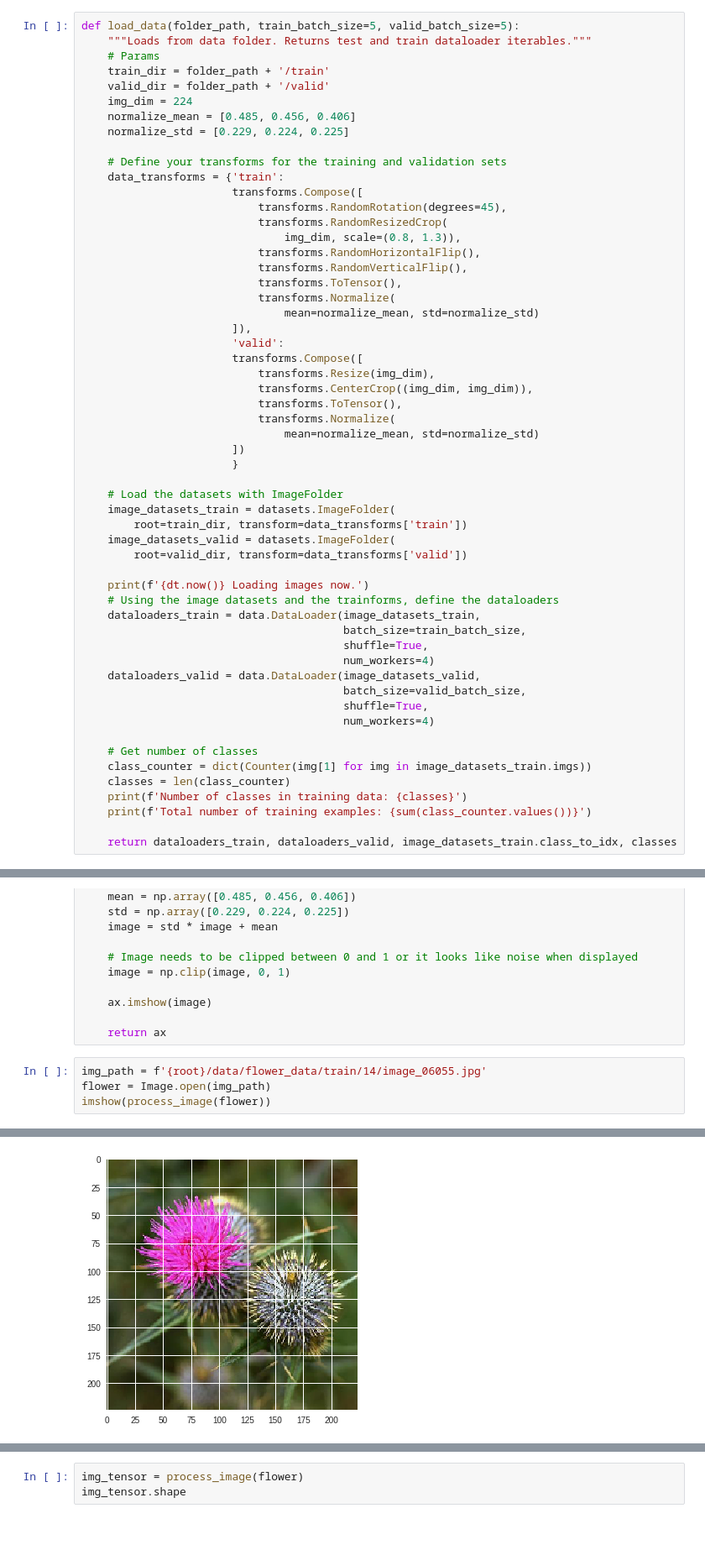
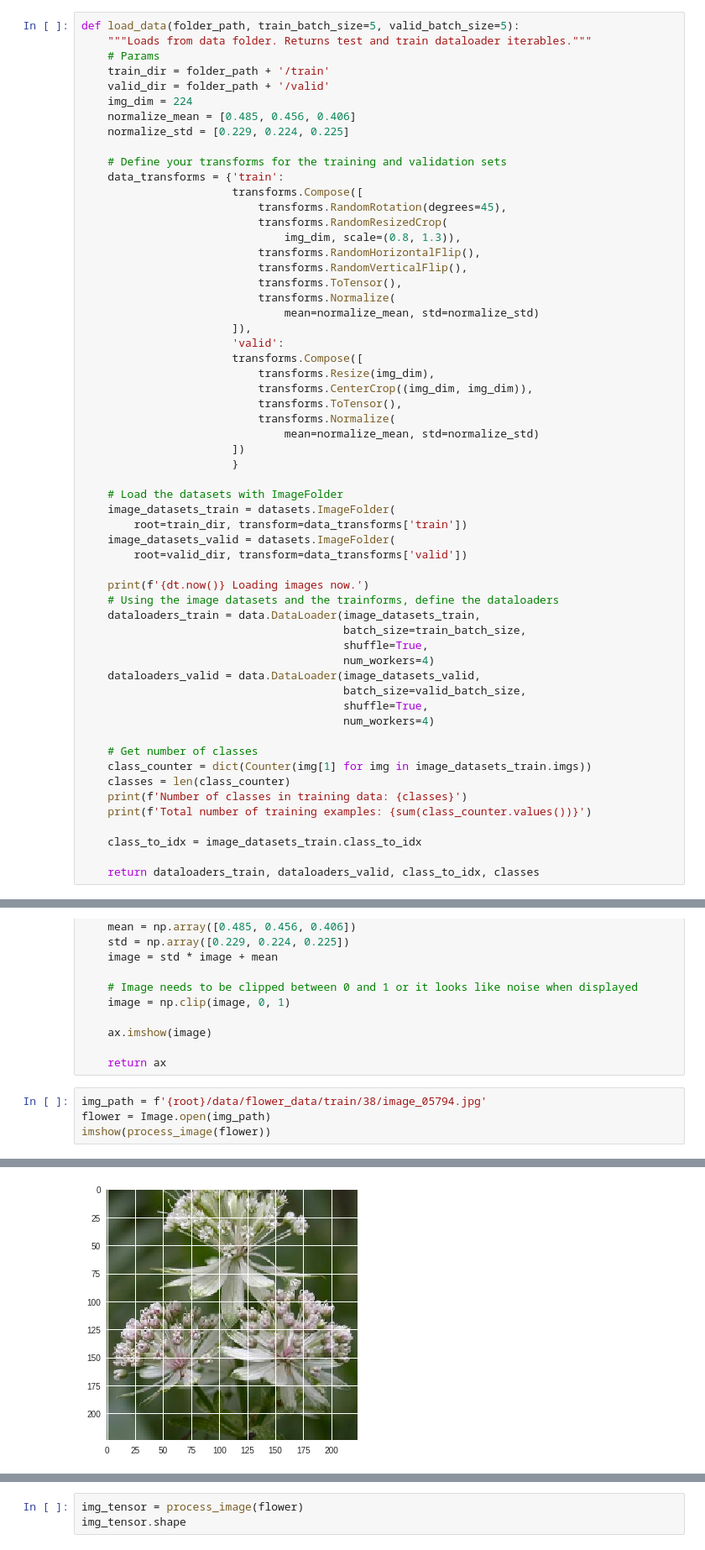
Before and after one commit to eunices/pytorch-challenge, a Jupyter notebook: Image_Classifier_Project.ipynb, the cells around one changed output, grey strips where cells are left out. Shown at 84% size. Saved outputs shown, nothing was run; the diff lists cells and outputs as text.

```diff
--- a/Image_Classifier_Project.ipynb
+++ b/Image_Classifier_Project.ipynb
@@ -151,7 +151,9 @@ def load_data(folder_path, train_batch_size=5, valid_batch_size=5):
     print(f'Number of classes in training data: {classes}')
     print(f'Total number of training examples: {sum(class_counter.values())}')
 
-    return dataloaders_train, dataloaders_valid, image_datasets_train.class_to_idx, classes
+    class_to_idx = image_datasets_train.class_to_idx
+
+    return dataloaders_train, dataloaders_valid, class_to_idx, classes
 # %%
 root = '/content/drive/My Drive/!!pytorch-challenge/pytorch_challenge'
 data_dir = f'{root}/data/flower_data'
@@ -580,12 +585,12 @@ def imshow(image, ax=None, title=None):
 
     return ax
 # %%
-img_path = f'{root}/data/flower_data/train/14/image_06055.jpg'
+img_path = f'{root}/data/flower_data/train/38/image_05794.jpg'
 flower = Image.open(img_path)
 imshow(process_image(flower))
 # %% [output]
 <matplotlib.axes._subplots.AxesSubplot at 0x...>
-[figure, old version]
+[figure, new version]
 # %%
 flower
 # %% [output]
```
Also changed, not shown: parts of 18 cells of this notebook.
